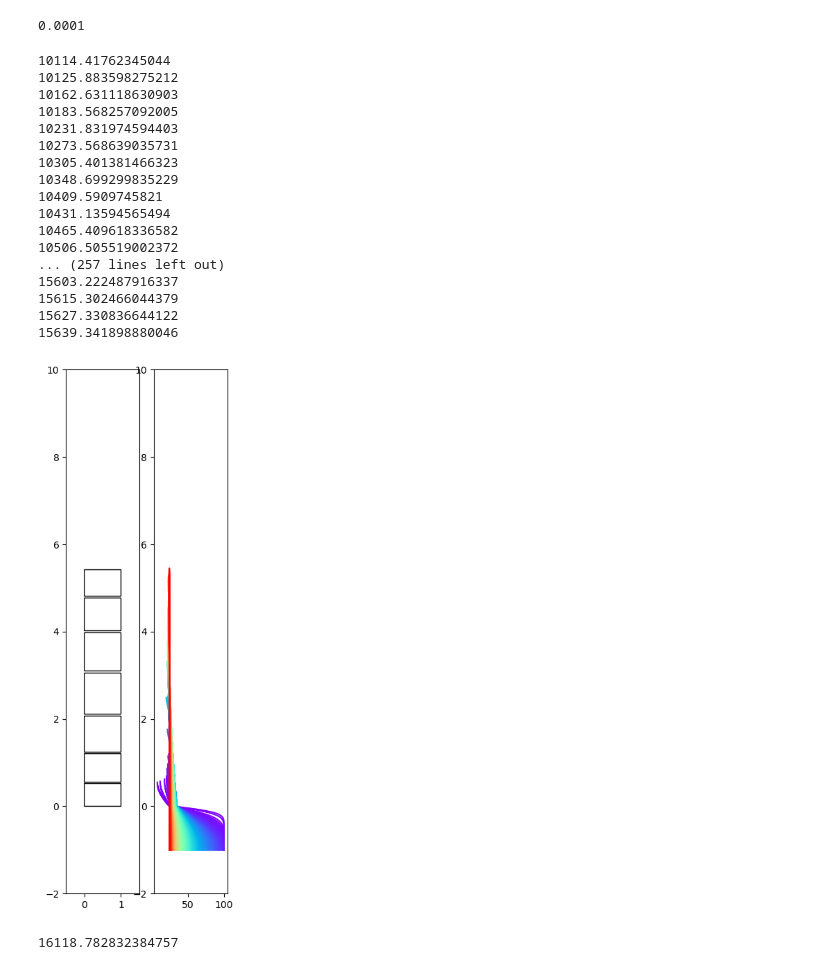
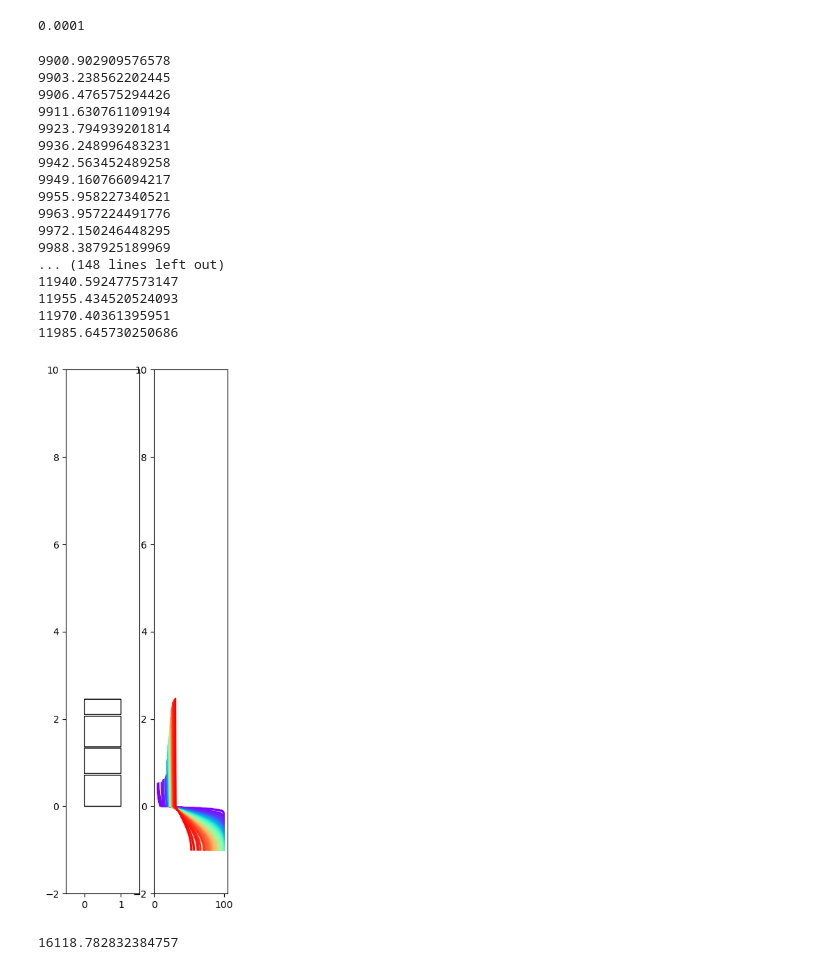
Before and after one commit to alexanderRMckinnon/Modelling-Biofilm-Growth, a Jupyter notebook: IntegratedDiffusionCellGrowthModel.ipynb, the cells around one changed output. Drawn from its saved outputs; the diff is of its cells as text; code cells hidden in the pictures.

```diff
--- a/IntegratedDiffusionCellGrowthModel.ipynb
+++ b/IntegratedDiffusionCellGrowthModel.ipynb
@@ -174,7 +174,7 @@ dx = x_max/x_size
 
 
 D =   0.5
-D_A = 0.05
+D_A = 0.005
 A = 100
 # D_array = 1/(1+np.exp(-10*(np.linspace(0,x_size-1,x_size)-int(x_size/2))))
 # D_array = D_array*(D-D_A) + D_A
@@ -283,56 +283,56 @@ def anim_update(frame_number):
     x_data_C = [float(C_curr) for C_curr in text_C_split_raw[frame_number].split("/")[1:][0][1:-2].split(", ")]
     y_data_C = (np.linspace(0, len(x_data_C), len(x_data_C))/100)-1
     axs[1].plot(x_data_C, y_data_C, color = colors(frame_number))
-    print(sum(x_data_C))
+    print(sum(x_data_C[1:-1]))
     height_total = 0
     for cell_curr in temp_curr:
 
         id_curr = cell_curr.split(")")[0][1:]
 #         print(id_curr)
         cell_volume = cell_curr.split("[")[1].split(",")[0]
         height_new = float(cell_volume)/100
 
         if id_curr in cell_Boxes.keys():
 #             print("updated old cell")
             cell_Boxes[id_curr].set_y(height_total)
             cell_Boxes[id_curr].set_height(height_new*0.95)
         elif id_curr in [temp_itr + '0' for temp_itr in cell_Boxes.keys()]:
 #             print("updated old cell plus new name")
             cell_Boxes[id_curr[:-1]].remove()
             cell_Boxes[id_curr] = cell_Boxes.pop(id_curr[:-1])
             cell_Boxes[id_curr].set_y(height_total)
             cell_Boxes[id_curr].set_height(height_new*0.95)
             axs[0].add_patch(cell_Boxes[id_curr])
         else:
 #             print("added new cell")
             cell_Boxes[id_curr] = FancyBboxPatch((0,height_total), 1, height_new*0.95, boxstyle = 'round', facecolor = [1,1,1], edgecolor = [0,0,0], animated = True, mutation_scale = 0)
             axs[0].add_patch(cell_Boxes[id_curr])
 
         height_total += height_new
     return cell_Boxes
 animation = FuncAnimation(fig, anim_update, frames = range(0,len(text_split_raw)), init_func = anim_init, interval = 100)
-animation.save('SimData/Trial2/animation1.mp4', fps=30,
+animation.save('SimData/Trial2/animation2.mp4', fps=30,
           extra_args=['-vcodec', 'h264',
                       '-pix_fmt', 'yuv420p'])
 # %% [output]
-10114.41762345044
-10125.883598275212
-10162.631118630903
-10183.568257092005
-10231.831974594403
-10273.568639035731
-10305.401381466323
-10348.699299835229
-10409.5909745821
-10431.13594565494
-10465.409618336582
-10506.505519002372
-... (257 lines left out)
-15603.222487916337
-15615.302466044379
-15627.330836644122
-15639.341898880046
+9900.902909576578
+9903.238562202445
+9906.476575294426
+9911.630761109194
+9923.794939201814
+9936.248996483231
+9942.563452489258
+9949.160766094217
+9955.958227340521
+9963.957224491776
+9972.150246448295
+9988.387925189969
+... (148 lines left out)
+11940.592477573147
+11955.434520524093
+11970.40361395951
+11985.645730250686
-[figure, old version]
+[figure, new version]
 # %%
 sum(C)
 # %% [output]
```
Also changed, not shown: parts of 1 cell of this notebook.
